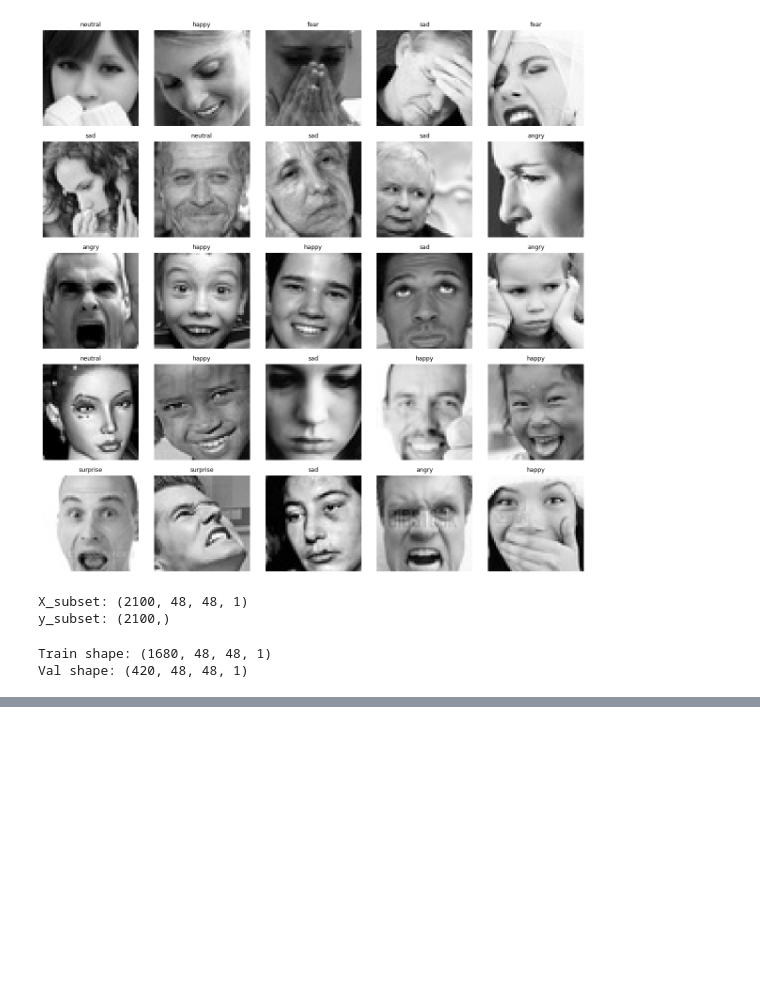
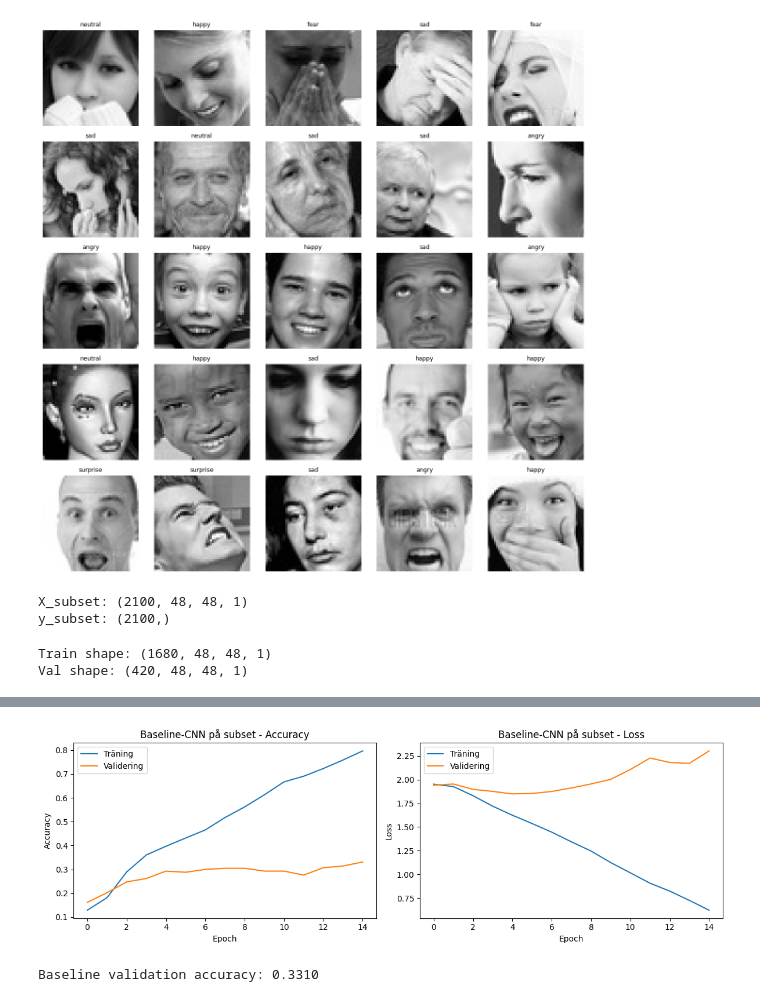
Before and after one commit to EliWei/CNN_individual_assignment, a Jupyter notebook: fer_klassificering.ipynb, the cells around one changed output, grey strips where cells are left out. Saved outputs shown, nothing was run; the diff lists cells and outputs as text; code cells hidden in the pictures; blank space fills up the shorter version.

Commit message:
baseline tränad, confusion matrix, felanalys

```diff
--- a/fer_klassificering.ipynb
+++ b/fer_klassificering.ipynb
@@ -303,0 +340,15 @@ baseline_model.summary()
+# %%
+# Träna baseline modellen med 15 epoker och batch size 64
+
+start_time = time.time()
+
+baseline_history = baseline_model.fit(
+    X_train,
+    y_train,
+    validation_data=(X_val, y_val),
+    epochs=15,
+    batch_size=64
+)
+
+baseline_training_time = time.time() - start_time
+print(f"Träningstid för baseline på subset: {baseline_training_time / 60:.2f} minuter")
@@ -303,0 +373,43 @@ baseline_model.summary()
+# %%
+# Plotta träningskurvor för baseline
+def plot_history(history, title="Träningshistorik"):
+    fig, axes = plt.subplots(1, 2, figsize=(12, 4))
+
+    # Accuracy
+    axes[0].plot(history.history["accuracy"], label="Träning")
+    axes[0].plot(history.history["val_accuracy"], label="Validering")
+    axes[0].set_title(f"{title} - Accuracy")
+    axes[0].set_xlabel("Epoch")
+    axes[0].set_ylabel("Accuracy")
+    axes[0].legend()
+
+    # Loss
+    axes[1].plot(history.history["loss"], label="Träning")
+    axes[1].plot(history.history["val_loss"], label="Validering")
+    axes[1].set_title(f"{title} - Loss")
+    axes[1].set_xlabel("Epoch")
+    axes[1].set_ylabel("Loss")
+    axes[1].legend()
+
+    plt.tight_layout()
+    plt.show()
+
+plot_history(baseline_history, title="Baseline-CNN på subset")
+# %% [output]
+[figure, added]
+# %%
+# Felanalys på baseline modellen
+
+# Starta med prediktioner på valideringsdatan
+
+def predict_classes(model, X):
+    y_proba = model.predict(X, verbose=0)
+    y_pred = np.argmax(y_proba, axis=1)
+    return y_pred, y_proba
+
+baseline_val_pred, baseline_val_proba = predict_classes(baseline_model, X_val)
+
+baseline_val_accuracy = accuracy_score(y_val, baseline_val_pred)
+print(f"Baseline validation accuracy: {baseline_val_accuracy:.4f}")
+# %% [output]
+Baseline validation accuracy: 0.3310
```
Also changed, not shown: parts of 5 cells of this notebook.
